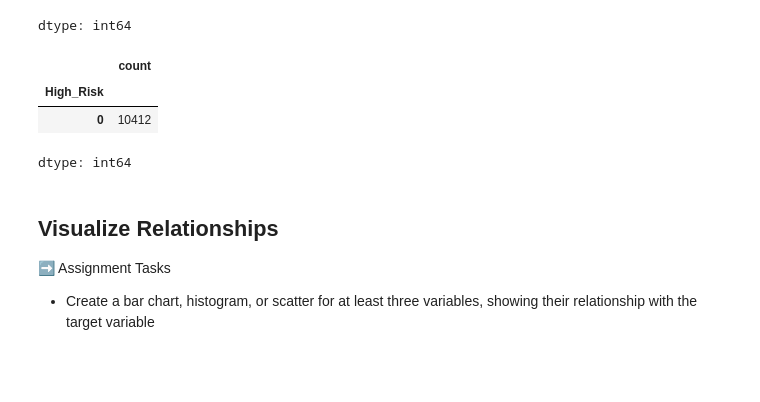
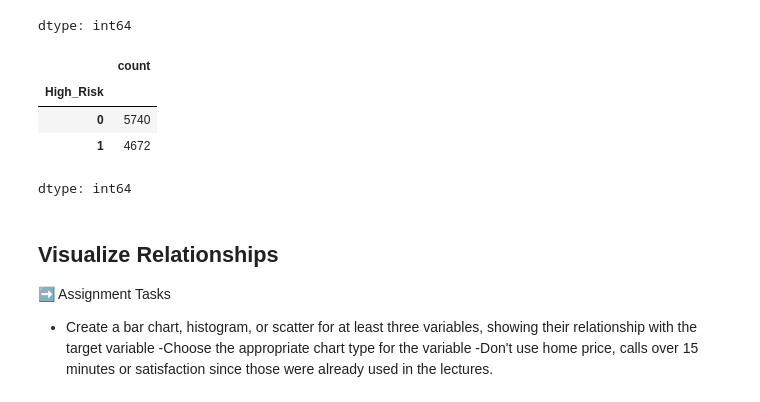
Before and after one commit to BBloxham1/is4487, a Jupyter notebook: Labs/Scripts/lab8_megatelco_data_prep.ipynb, the cells around one changed output. Saved outputs shown, nothing was run; the diff lists cells and outputs as text; code cells hidden in the pictures; blank space fills up the shorter version.

```diff
--- a/Labs/Scripts/lab8_megatelco_data_prep.ipynb
+++ b/Labs/Scripts/lab8_megatelco_data_prep.ipynb
@@ -251,21 +236,21 @@ df_clean['reported_satisfaction'].value_counts()
 dtype: int64
 # %%
 #high risk
-#df_clean['High_Risk'] = df_clean['reported_satisfaction'].replace(2,0)
-#df_clean['High_Risk'] = df_clean['High_Risk'].replace(3,0)
-df_clean['High_Risk'] = df_clean.loc[df_clean['reported_satisfaction'] == 2, 'High_Risk'] = 0
-df_clean['High_Risk'] = df_clean.loc[df_clean['reported_satisfaction'] == 3, 'High_Risk'] = 0
-#df_clean['High_Risk'] = df_clean.loc[df_clean['reported_satisfaction'] == 1, 'High_Risk'] = 1
+df_clean['High_Risk'] = 0
+df_clean.loc[(df_clean['considering_change_of_plan'] == 1) & (df_clean['reported_satisfaction'] == 1) , 'High_Risk'] = 1
+df_clean['High_Risk'] = df_clean['High_Risk'].astype('category')
 
-df_clean['High_Risk'] = df_clean['High_Risk'].astype('category')
 df_clean['High_Risk'].value_counts()
 # %% [output]
 |  | count |
 | High_Risk |  |
-| 0 | 10412 |
+| 0 | 5740 |
+| 1 | 4672 |
 dtype: int64
 # %% [markdown]
 ## Visualize Relationships
 
 ➡️ Assignment Tasks
 - Create a bar chart, histogram, or scatter for at least three variables, showing their relationship with the target variable
+-Choose the appropriate chart type for the variable
+-Don't use home price, calls over 15 minutes or satisfaction since those were already used in the lectures.
```
Also changed, not shown: parts of 8 cells of this notebook.
